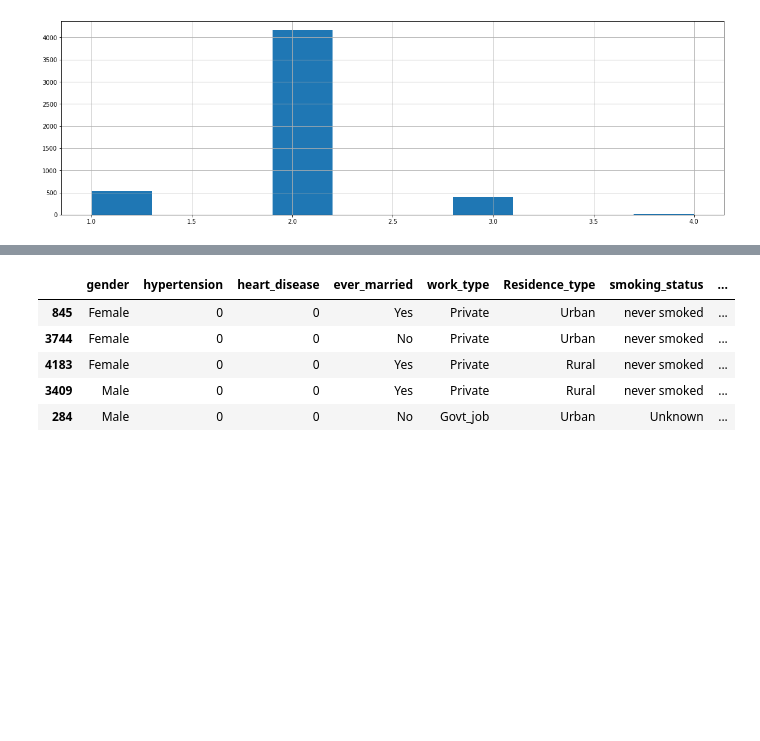
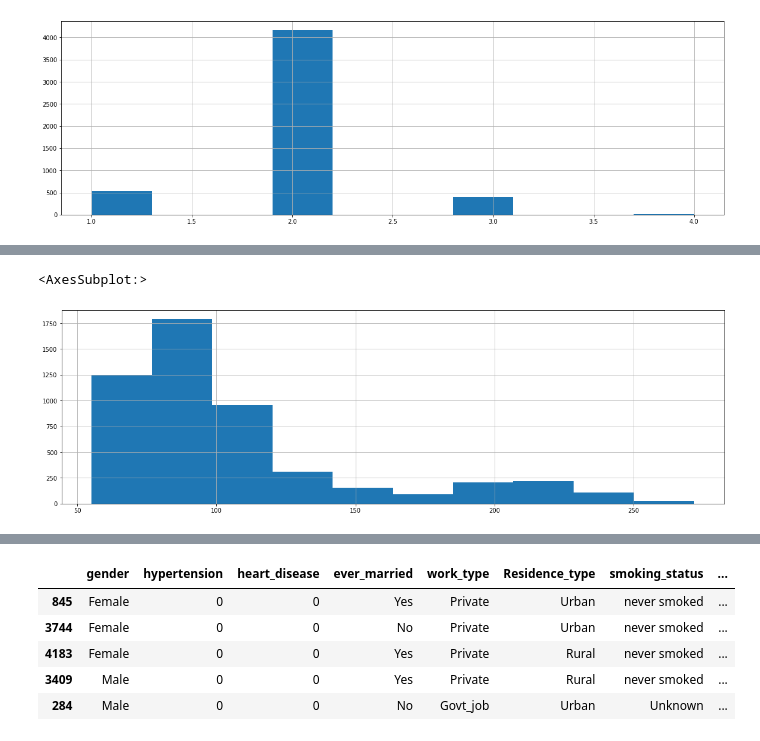
Before and after one commit to Rehan-Javed/ml_projects, a Jupyter notebook: analysis/stroke_analysis.ipynb, the cells around one changed output, grey strips where cells are left out. Cells and saved outputs as stored; diff of their text form; code cells hidden in the pictures; blank space fills up the shorter version.

```diff
--- a/analysis/stroke_analysis.ipynb
+++ b/analysis/stroke_analysis.ipynb
@@ -307,0 +168,5 @@ len(z_train),len(z_test)
+# %%
+df["avg_glucose_level"].hist(figsize=(20,6))
+# %% [output]
+<AxesSubplot:>
+[figure, added]
```
Also changed, not shown: parts of 113 cells of this notebook.
